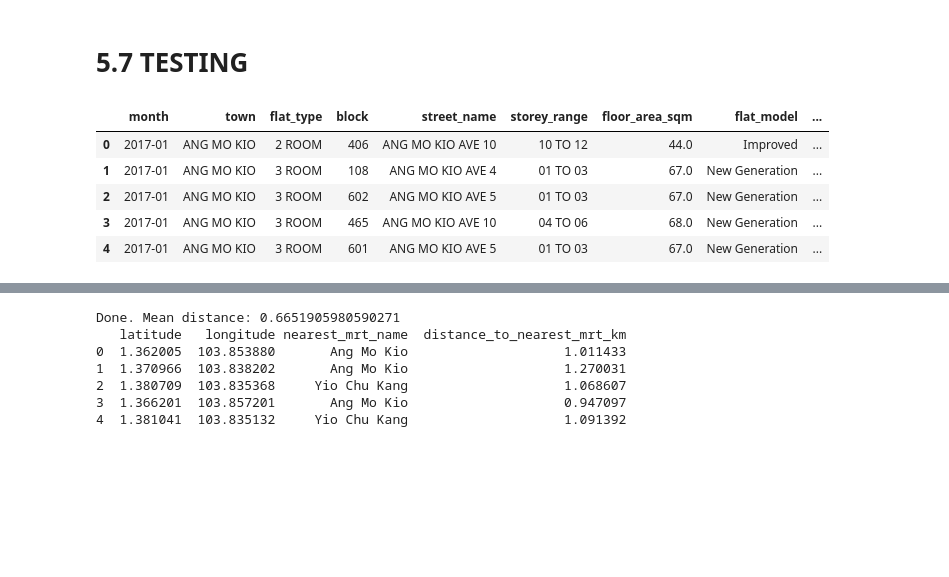
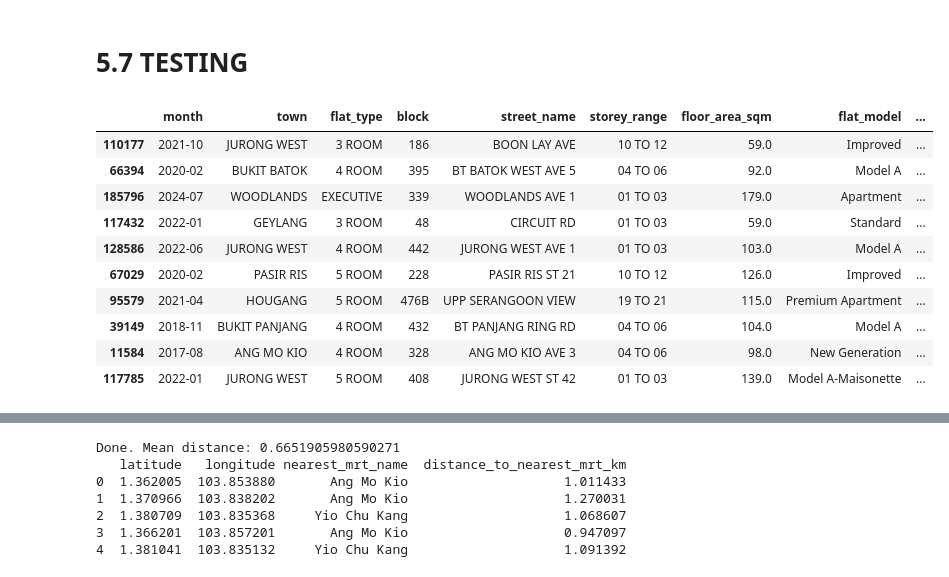
Before and after one commit to hlew003/Group-5-DAC-internal-project, a Jupyter notebook: Tommy Ver(main)_updated.ipynb, the cells around one changed output, grey strips where cells are left out. Saved outputs shown, nothing was run; the diff lists cells and outputs as text; code cells hidden in the pictures; blank space fills up the shorter version.

```diff
--- a/Tommy Ver(main)_updated.ipynb
+++ b/Tommy Ver(main)_updated.ipynb
@@ -1483,14 +1560,19 @@ mrt_df.sample(5)
 # %% [markdown]
 # 5.7 TESTING
-# %%
-df.head()
-# %% [output]
-|  | month | town | flat_type | block | street_name | storey_range | floor_area_sqm | flat_model | ... |
-| 0 | 2017-01 | ANG MO KIO | 2 ROOM | 406 | ANG MO KIO AVE 10 | 10 TO 12 | 44.0 | Improved | ... |
-| 1 | 2017-01 | ANG MO KIO | 3 ROOM | 108 | ANG MO KIO AVE 4 | 01 TO 03 | 67.0 | New Generation | ... |
-| 2 | 2017-01 | ANG MO KIO | 3 ROOM | 602 | ANG MO KIO AVE 5 | 01 TO 03 | 67.0 | New Generation | ... |
-| 3 | 2017-01 | ANG MO KIO | 3 ROOM | 465 | ANG MO KIO AVE 10 | 04 TO 06 | 68.0 | New Generation | ... |
-| 4 | 2017-01 | ANG MO KIO | 3 ROOM | 601 | ANG MO KIO AVE 5 | 01 TO 03 | 67.0 | New Generation | ... |
+# %%
+df.sample(10)
+# %% [output]
+|  | month | town | flat_type | block | street_name | storey_range | floor_area_sqm | flat_model | ... |
+| 110177 | 2021-10 | JURONG WEST | 3 ROOM | 186 | BOON LAY AVE | 10 TO 12 | 59.0 | Improved | ... |
+| 66394 | 2020-02 | BUKIT BATOK | 4 ROOM | 395 | BT BATOK WEST AVE 5 | 04 TO 06 | 92.0 | Model A | ... |
+| 185796 | 2024-07 | WOODLANDS | EXECUTIVE | 339 | WOODLANDS AVE 1 | 01 TO 03 | 179.0 | Apartment | ... |
+| 117432 | 2022-01 | GEYLANG | 3 ROOM | 48 | CIRCUIT RD | 01 TO 03 | 59.0 | Standard | ... |
+| 128586 | 2022-06 | JURONG WEST | 4 ROOM | 442 | JURONG WEST AVE 1 | 01 TO 03 | 103.0 | Model A | ... |
+| 67029 | 2020-02 | PASIR RIS | 5 ROOM | 228 | PASIR RIS ST 21 | 10 TO 12 | 126.0 | Improved | ... |
+| 95579 | 2021-04 | HOUGANG | 5 ROOM | 476B | UPP SERANGOON VIEW | 19 TO 21 | 115.0 | Premium Apartment | ... |
+| 39149 | 2018-11 | BUKIT PANJANG | 4 ROOM | 432 | BT PANJANG RING RD | 04 TO 06 | 104.0 | Model A | ... |
+| 11584 | 2017-08 | ANG MO KIO | 4 ROOM | 328 | ANG MO KIO AVE 3 | 04 TO 06 | 98.0 | New Generation | ... |
+| 117785 | 2022-01 | JURONG WEST | 5 ROOM | 408 | JURONG WEST ST 42 | 01 TO 03 | 139.0 | Model A-Maisonette | ... |
 # %%
 pip install scipy
 # %% [output]
```
Also changed, not shown: parts of 40 cells of this notebook, 1 other file.
